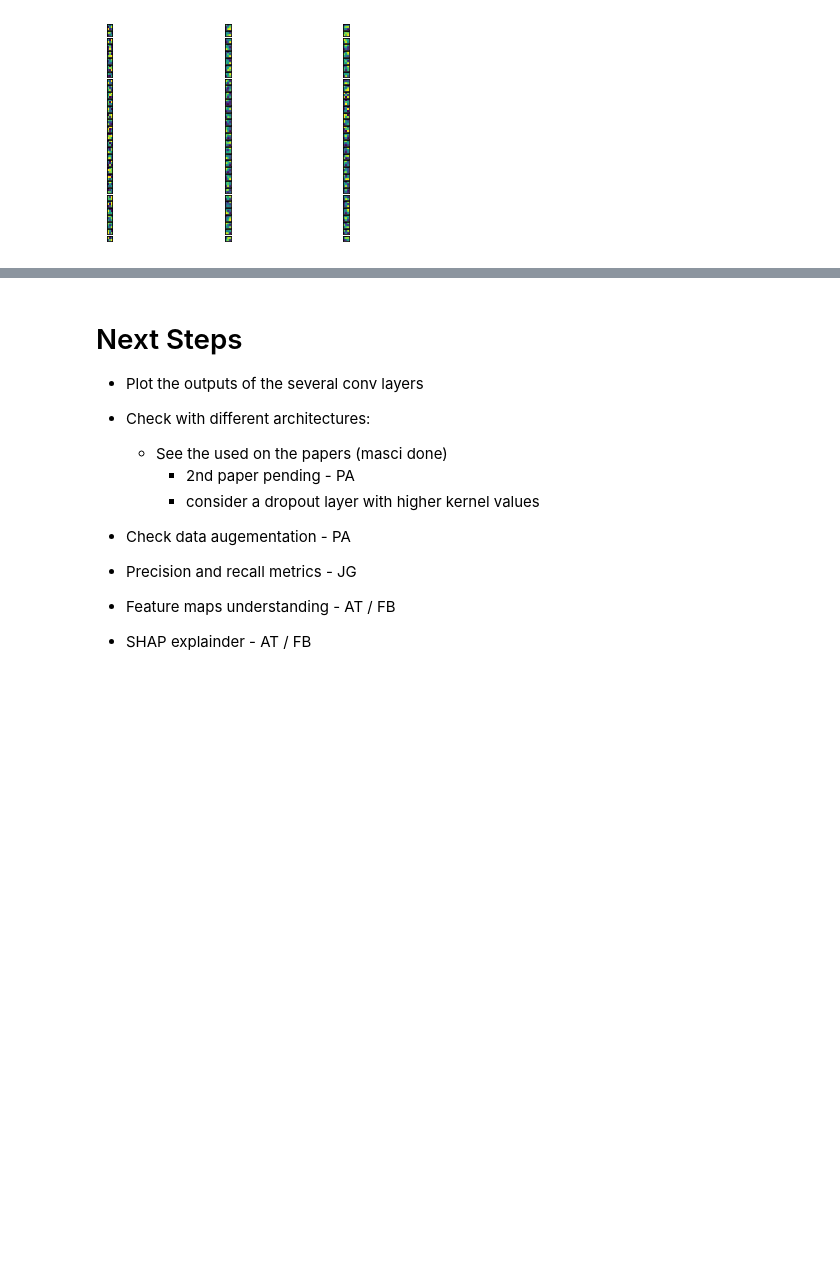
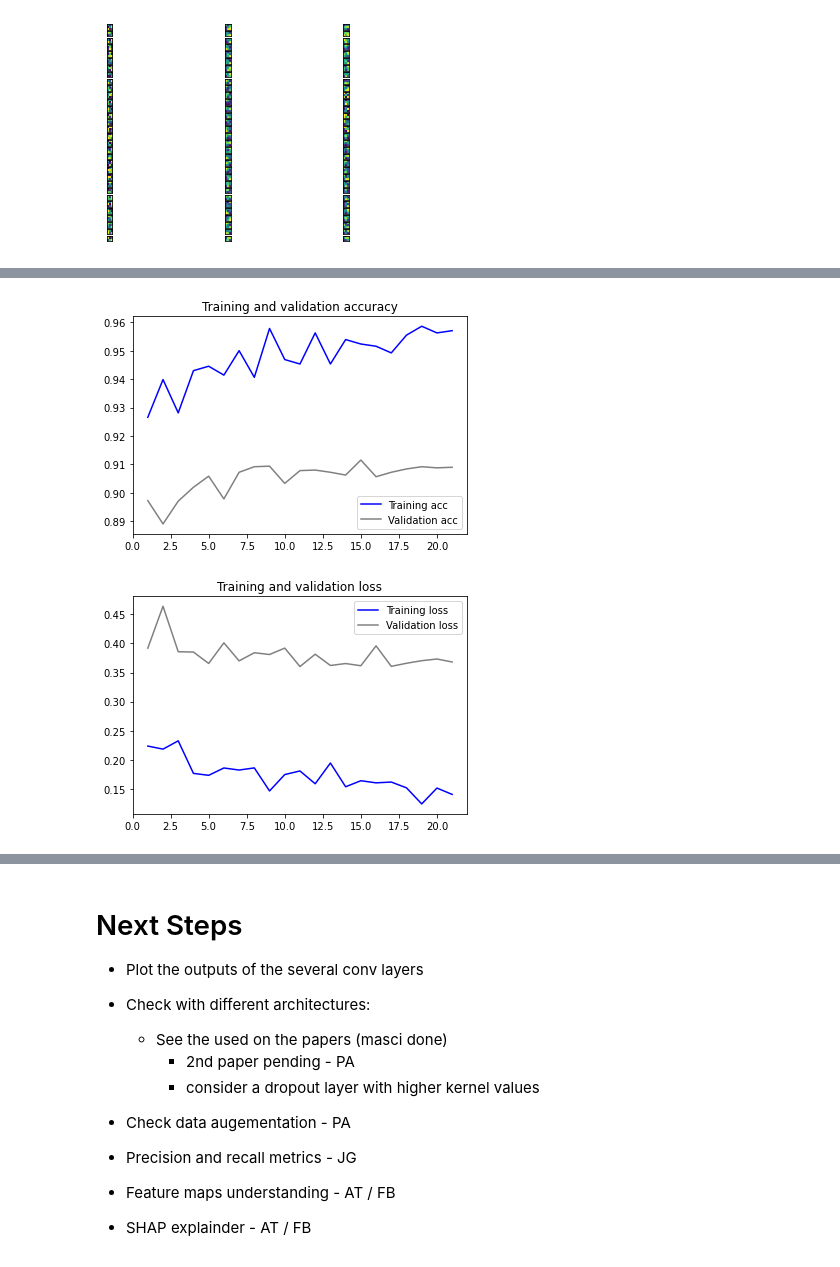
Before and after one commit to gaspia/DLNN-TrafficSign, a Jupyter notebook: TS_CNN_00.ipynb, the cells around one changed output, grey strips where cells are left out. Drawn from its saved outputs; the diff is of its cells as text; code cells hidden in the pictures; blank space fills up the shorter version.

Commit message:
light weight model

```diff
--- a/TS_CNN_00.ipynb
+++ b/TS_CNN_00.ipynb
@@ -911,0 +972,33 @@ conv2d_20 [[[[0.6316473  0.5690341  0.6464331  ... 0.44459105 0.47898373
+# %%
+# adding f1-score
+import tensorflow_addons as tfa
+
+f1 = tfa.metrics.F1Score(num_classes=cat_num, average=None)
+# %%
+from tensorflow.keras import optimizers
+
+lwm_model.compile(loss='categorical_crossentropy', optimizer='adam', metrics=['acc', f1 ])
+# %%
+from tensorflow.keras.callbacks import EarlyStopping
+
+mlops_config['patience'] = 10
+early_stopping = EarlyStopping (patience=mlops_config['patience'], monitor='val_loss', mode='min', restore_best_weights=True)
+# %%
+# MLOps init and callback
+wandb.init(name='CNN_TS_lwm_b256_e100' , project='CNN_TS', config=mlops_config)
+
+start = timeit.default_timer()
+
+history_lwm_model = lwm_model.fit(
+    train_generator,
+    steps_per_epoch=mlops_config['steps_per_epoch'],
+    validation_data=val_generator,
+    validation_steps=mlops_config['validation_steps'],
+    epochs=mlops_config['epochs'],
+    callbacks=[WandbCallback(),early_stopping])
+
+stop = timeit.default_timer()
+print('Time Elapsed: ', stop - start)
+wandb.log({'time-elapsed': stop - start})
+
+wandb.finish()
@@ -911,0 +1044,5 @@ conv2d_20 [[[[0.6316473  0.5690341  0.6464331  ... 0.44459105 0.47898373
+# %%
+plot_results(history_lwm_model)
+# %% [output]
+[figure, added]
+[figure, added]
```
Also changed, not shown: parts of 8 cells of this notebook, 13 other files.
